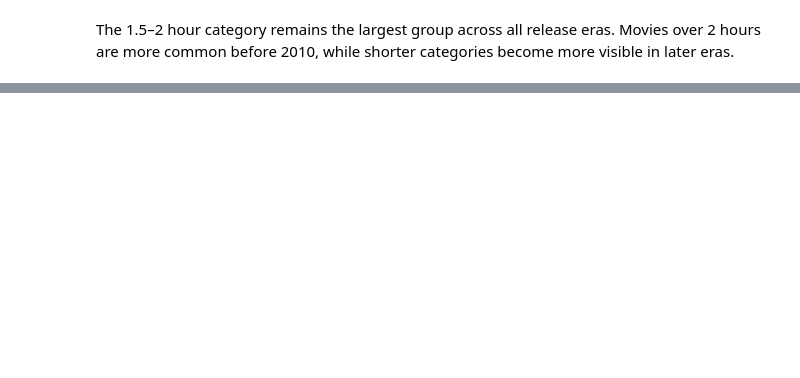
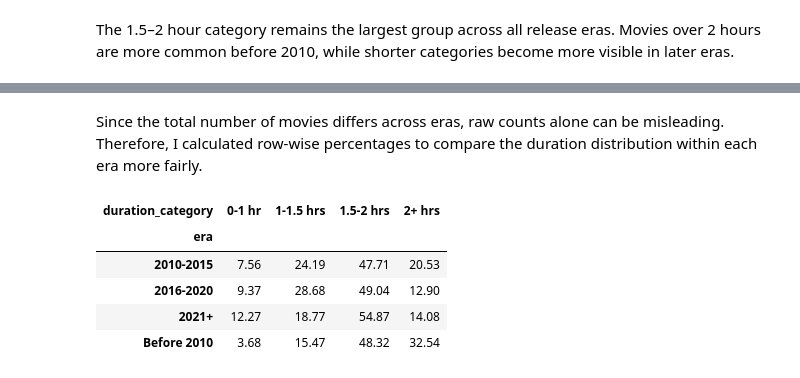
Before and after one commit to berkaygirgin/netflix-content-evolution-analysis, a Jupyter notebook: notebooks/netflix_content_evolution_analysis.ipynb, the cells around one changed output, grey strips where cells are left out. Cells and saved outputs as stored; diff of their text form; code cells hidden in the pictures; blank space fills up the shorter version.

```diff
--- a/notebooks/netflix_content_evolution_analysis.ipynb
+++ b/notebooks/netflix_content_evolution_analysis.ipynb
@@ -298,0 +323,12 @@ The 1.5–2 hour category remains the largest group across all release eras. Mov
+# %% [markdown]
+Since the total number of movies differs across eras, raw counts alone can be misleading. Therefore, I calculated row-wise percentages to compare the duration distribution within each era more fairly.
+# %%
+duration_era_pct = (pd.crosstab(movies["era"], movies["duration_category"], normalize="index") * 100).round(2)
+duration_era_pct
+# %% [output]
+| duration_category | 0-1 hr | 1-1.5 hrs | 1.5-2 hrs | 2+ hrs |
+| era |  |  |  |  |
+| 2010-2015 | 7.56 | 24.19 | 47.71 | 20.53 |
+| 2016-2020 | 9.37 | 28.68 | 49.04 | 12.90 |
+| 2021+ | 12.27 | 18.77 | 54.87 | 14.08 |
+| Before 2010 | 3.68 | 15.47 | 48.32 | 32.54 |
```
Also changed, not shown: parts of 40 cells of this notebook.
